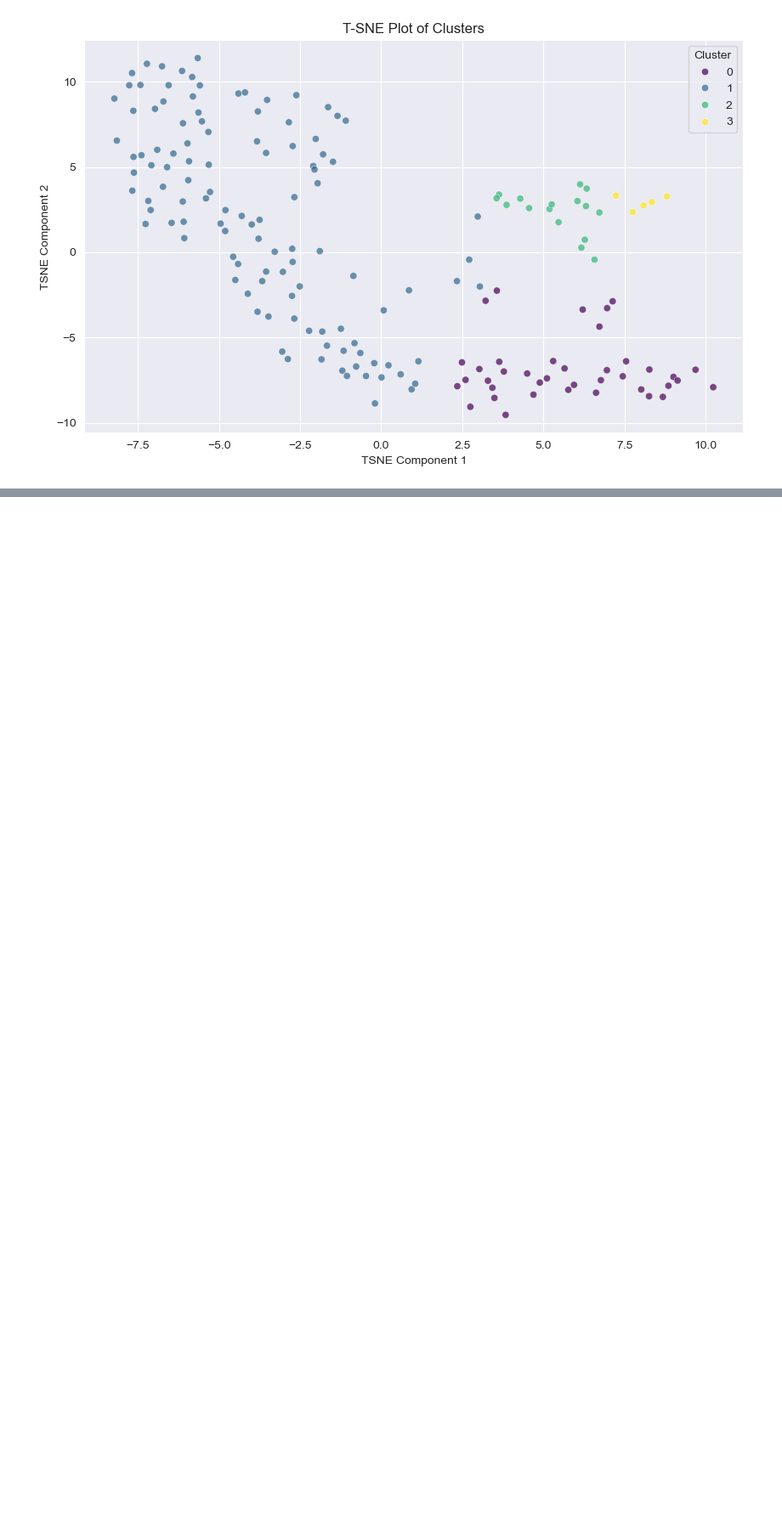
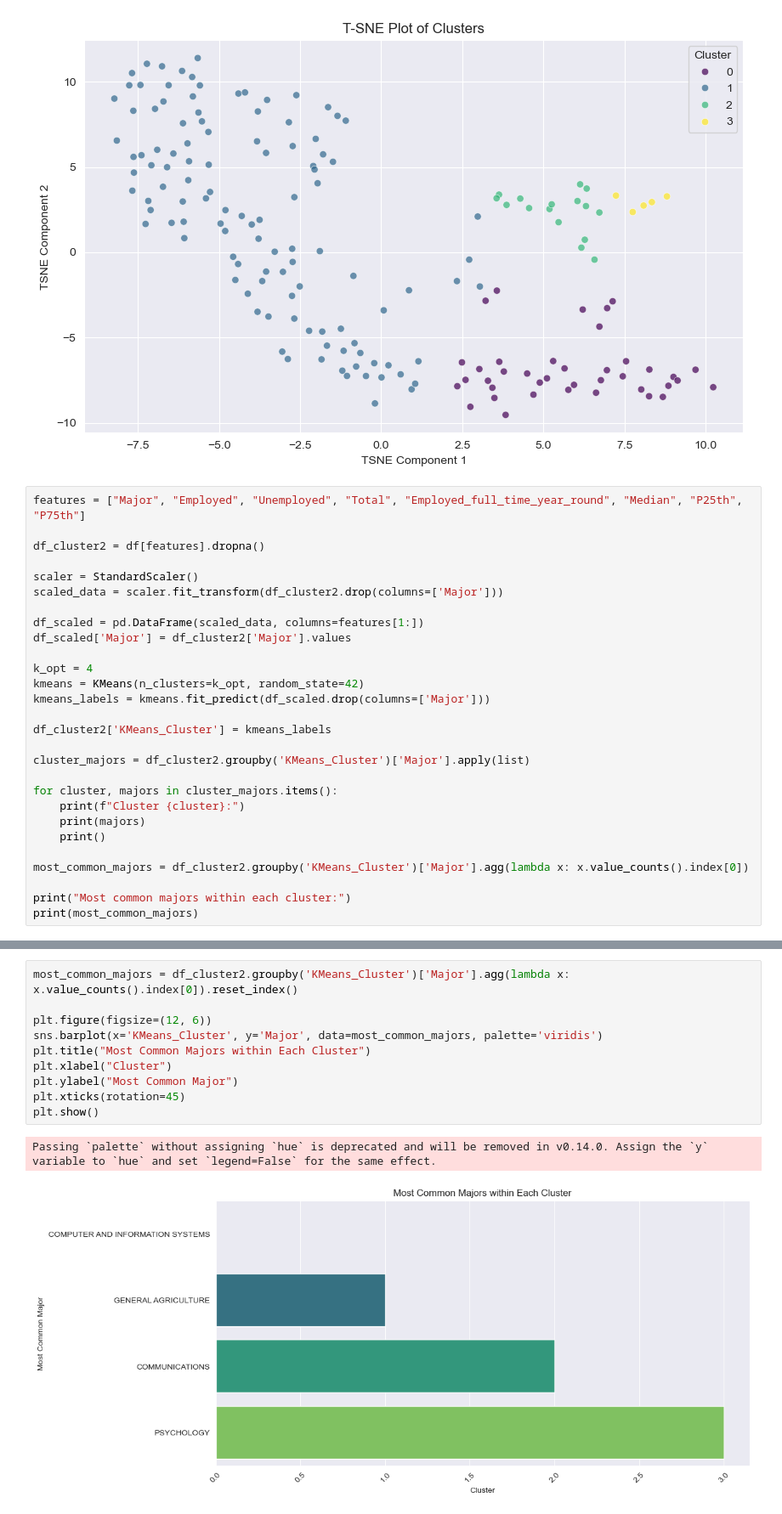
Before and after one commit to ToyaOkey/Project4, a Jupyter notebook: notebook.ipynb, the cells around one changed output, grey strips where cells are left out. Shown: that part at 85% size. Drawn from its saved outputs; the diff is of its cells as text; blank space fills up the shorter version.

```diff
--- a/notebook.ipynb
+++ b/notebook.ipynb
@@ -252,3 +352,31 @@ plt.legend(title='Cluster')
 plt.grid(True)
 # %% [output]
 [figure]
+# %%
+features = ["Major", "Employed", "Unemployed", "Total", "Employed_full_time_year_round", "Median", "P25th", "P75th"]
+
+df_cluster2 = df[features].dropna()
+
+scaler = StandardScaler()
+scaled_data = scaler.fit_transform(df_cluster2.drop(columns=['Major']))
+
+df_scaled = pd.DataFrame(scaled_data, columns=features[1:])
+df_scaled['Major'] = df_cluster2['Major'].values
+
+k_opt = 4
+kmeans = KMeans(n_clusters=k_opt, random_state=42)
+kmeans_labels = kmeans.fit_predict(df_scaled.drop(columns=['Major']))
+
+df_cluster2['KMeans_Cluster'] = kmeans_labels
+
+cluster_majors = df_cluster2.groupby('KMeans_Cluster')['Major'].apply(list)
+
+for cluster, majors in cluster_majors.items():
+    print(f"Cluster {cluster}:")
+    print(majors)
+    print()
+
+most_common_majors = df_cluster2.groupby('KMeans_Cluster')['Major'].agg(lambda x: x.value_counts().index[0])
+
+print("Most common majors within each cluster:")
+print(most_common_majors)
@@ -254,0 +403,13 @@ plt.grid(True)
+# %%
+most_common_majors = df_cluster2.groupby('KMeans_Cluster')['Major'].agg(lambda x: x.value_counts().index[0]).reset_index()
+
+plt.figure(figsize=(12, 6))
+sns.barplot(x='KMeans_Cluster', y='Major', data=most_common_majors, palette='viridis')
+plt.title("Most Common Majors within Each Cluster")
+plt.xlabel("Cluster")
+plt.ylabel("Most Common Major")
+plt.xticks(rotation=45)
+plt.show()
+# %% [output]
+Passing `palette` without assigning `hue` is deprecated and will be removed in v0.14.0. Assign the `y` variable to `hue` and set `legend=False` for the same effect.
+[figure, added]
```
Also changed, not shown: parts of 30 cells of this notebook.
